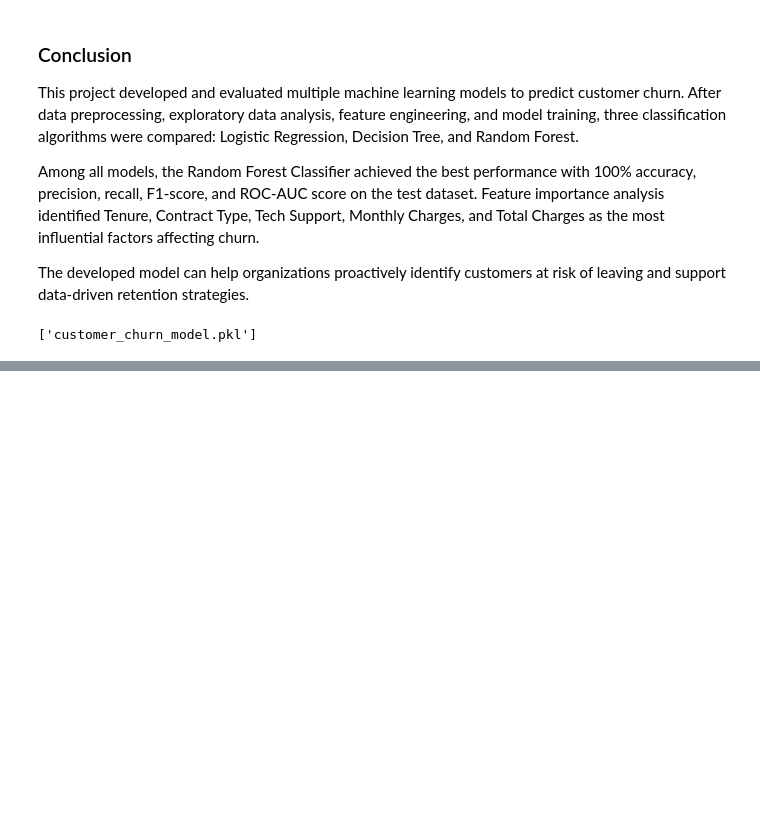
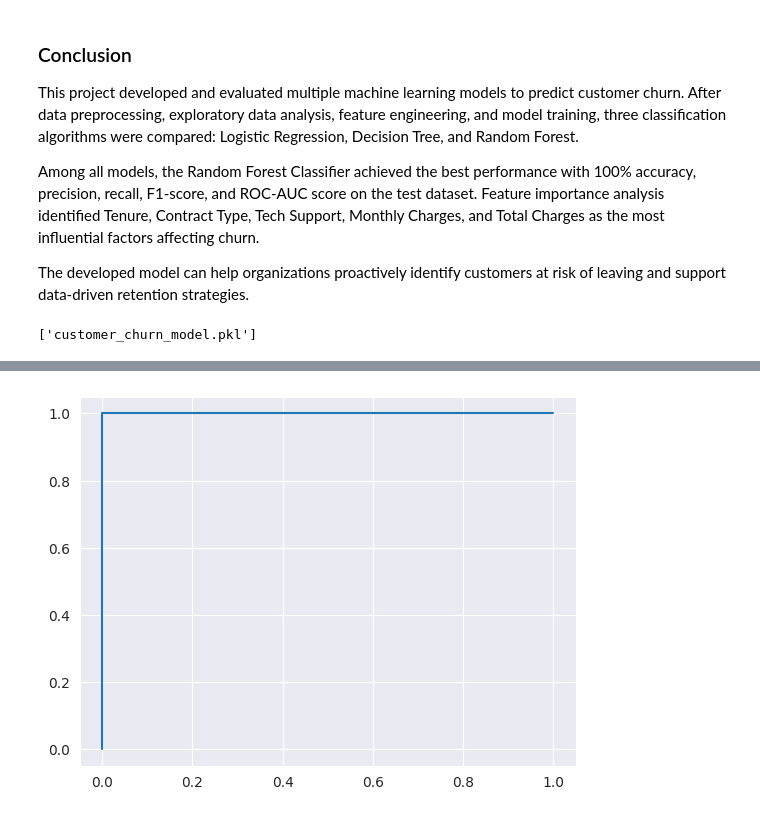
Before and after one commit to Rishita3110/Customer-Churn-Prediction, a Jupyter notebook: customer-churn-prediction.ipynb, the cells around one changed output, grey strips where cells are left out. Cells and saved outputs as stored; diff of their text form; code cells hidden in the pictures; blank space fills up the shorter version.

```diff
--- a/customer-churn-prediction.ipynb
+++ b/customer-churn-prediction.ipynb
@@ -842,0 +898,10 @@ os.listdir()
+# %%
+plt.plot(fpr, tpr)
+
+plt.savefig("roc_curve.png",
+            dpi=300,
+            bbox_inches="tight")
+
+plt.show()
+# %% [output]
+[figure, added]
```
Also changed, not shown: parts of 7 cells of this notebook.
